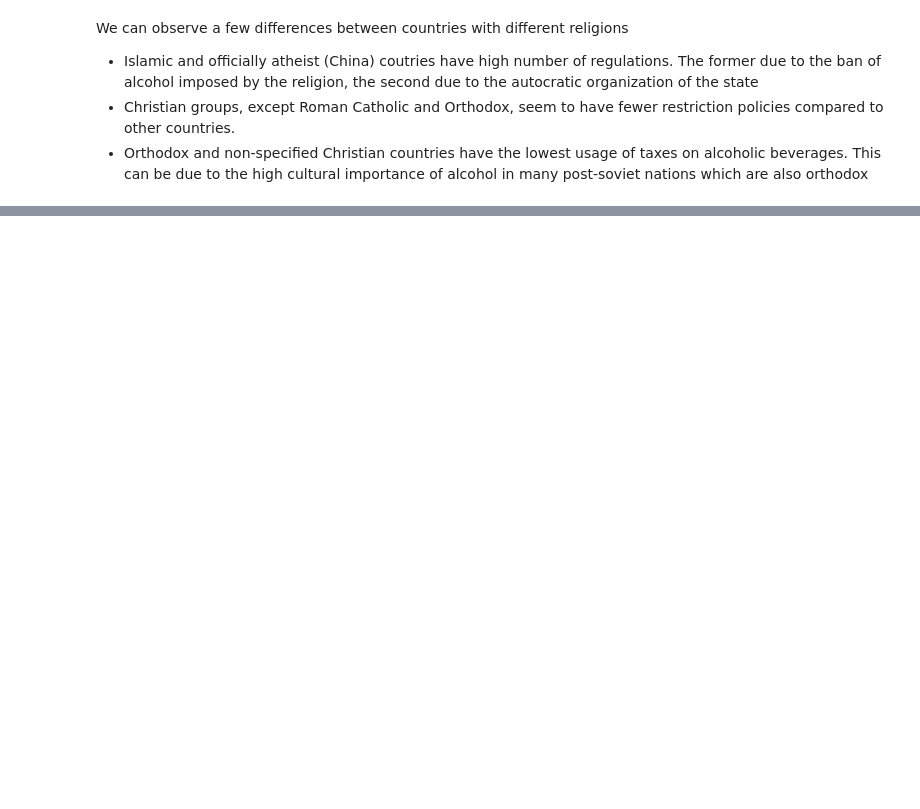
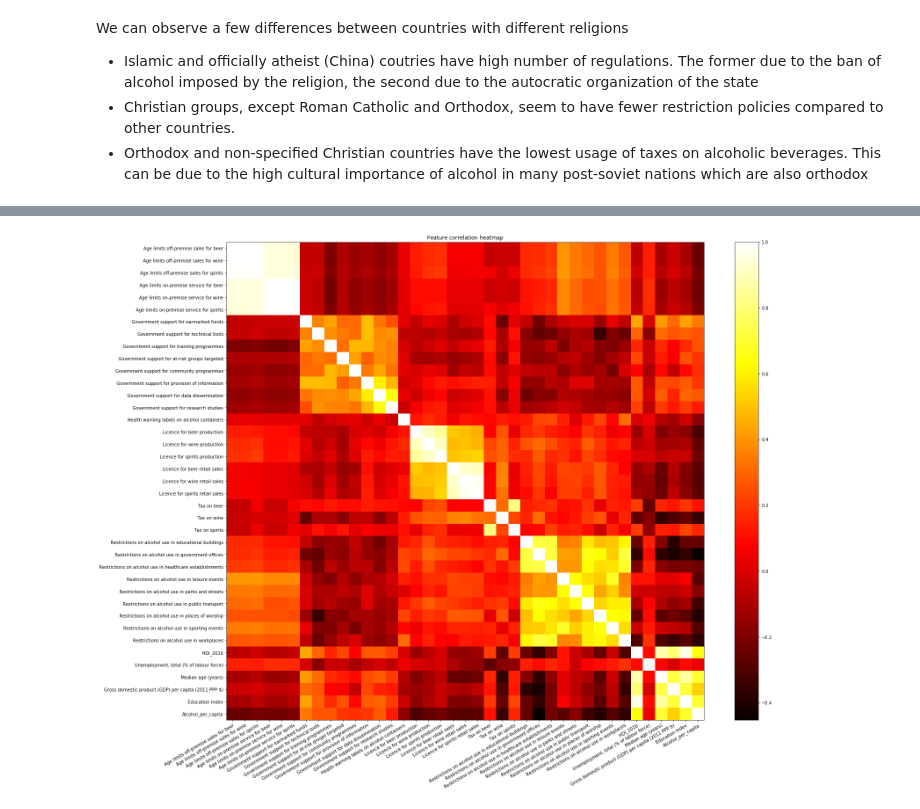
Before and after one commit to TomasTurner/Notorious_ADA_Projet_2019, a Jupyter notebook: src/Final_notebook.ipynb, the cells around one changed output, grey strips where cells are left out. Saved outputs shown, nothing was run; the diff lists cells and outputs as text; code cells hidden in the pictures; blank space fills up the shorter version.

```diff
--- a/src/Final_notebook.ipynb
+++ b/src/Final_notebook.ipynb
@@ -696,0 +781,12 @@ Milestone 3: 20th december
+# %%
+# Plotting the feature correlations heatmap for visualization
+corr = clustering_normalized_df.corr()
+plt.rcParams['figure.figsize'] = [25, 20]
+h = plt.imshow(corr, cmap='hot', interpolation='nearest')
+plt.colorbar(h)
+plt.title("Feature correlation heatmap")
+plt.xticks(np.arange(39), corr.index, rotation=30, ha="right", rotation_mode="anchor")
+plt.yticks(np.arange(39), corr.index)
+plt.show()
+# %% [output]
+[figure, added]
```
Also changed, not shown: parts of 40 cells of this notebook, 1 other file.
